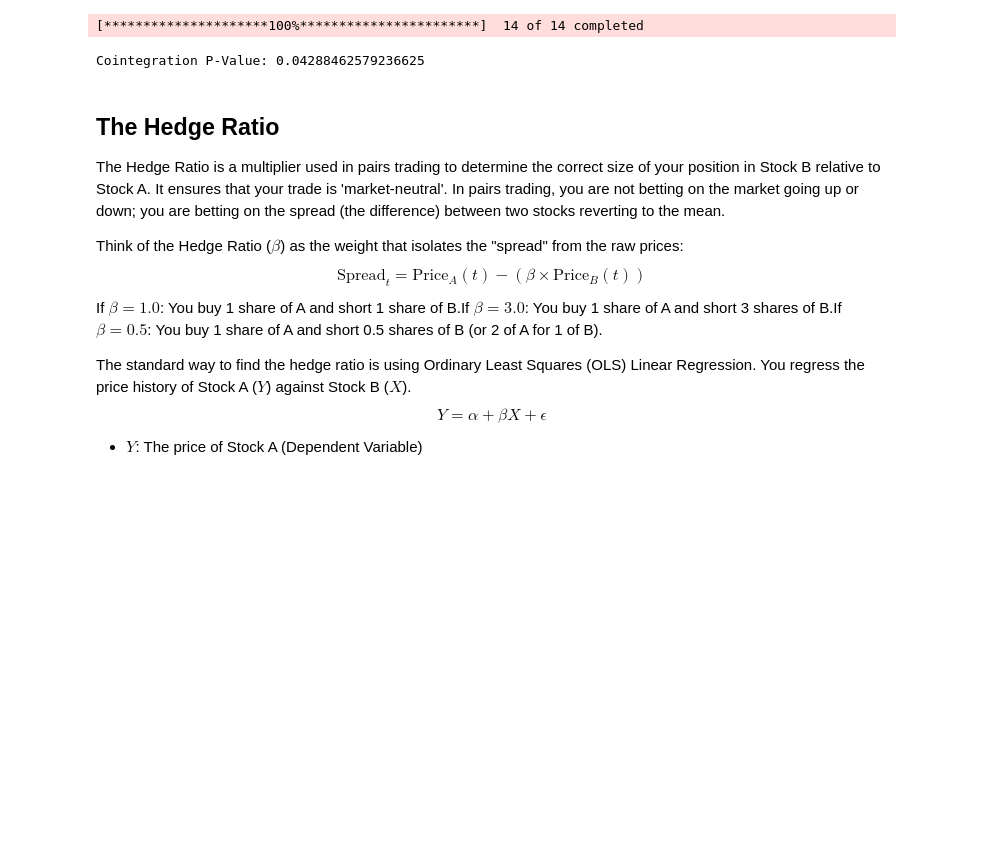
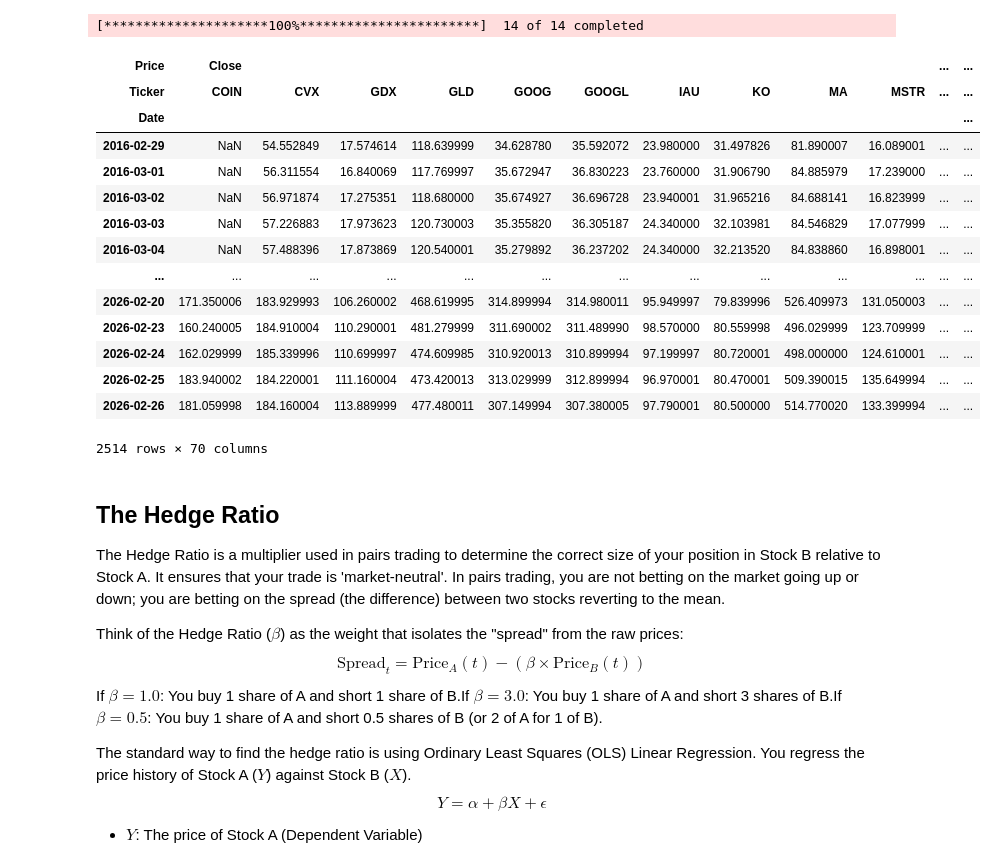
Before and after one commit to pearchew/learning_project, a Jupyter notebook: pairs_trading.ipynb, the cells around one changed output. Drawn from its saved outputs; the diff is of its cells as text; code cells hidden in the pictures; blank space fills up the shorter version.

```diff
--- a/pairs_trading.ipynb
+++ b/pairs_trading.ipynb
@@ -37,12 +37,24 @@ tickers = ['GOOGL', 'GOOG','KO','PEP','V','MA','MSTR','COIN','GLD','GDX','SLV','
 data = yf.download(tickers, period="10y", auto_adjust=True)
 # %% [output]
 [*********************100%***********************]  14 of 14 completed
-# %%
-# Test for Cointegration (The "Rubber Band" Test)
-score, pvalue, _ = coint(data['Close']['GLD'], data['Close']['SLV'])
-print(f"Cointegration P-Value: {pvalue}")
-# %% [output]
-Cointegration P-Value: 0.04288462579236625
+# %%
+data
+# %% [output]
+| Price | Close |  |  |  |  |  |  |  |  |  | ... | ... |
+| Ticker | COIN | CVX | GDX | GLD | GOOG | GOOGL | IAU | KO | MA | MSTR | ... | ... |
+| Date |  |  |  |  |  |  |  |  |  |  |  | ... |
+| 2016-02-29 | NaN | 54.552849 | 17.574614 | 118.639999 | 34.628780 | 35.592072 | 23.980000 | 31.497826 | 81.890007 | 16.089001 | ... | ... |
+| 2016-03-01 | NaN | 56.311554 | 16.840069 | 117.769997 | 35.672947 | 36.830223 | 23.760000 | 31.906790 | 84.885979 | 17.239000 | ... | ... |
+| 2016-03-02 | NaN | 56.971874 | 17.275351 | 118.680000 | 35.674927 | 36.696728 | 23.940001 | 31.965216 | 84.688141 | 16.823999 | ... | ... |
+| 2016-03-03 | NaN | 57.226883 | 17.973623 | 120.730003 | 35.355820 | 36.305187 | 24.340000 | 32.103981 | 84.546829 | 17.077999 | ... | ... |
+| 2016-03-04 | NaN | 57.488396 | 17.873869 | 120.540001 | 35.279892 | 36.237202 | 24.340000 | 32.213520 | 84.838860 | 16.898001 | ... | ... |
+| ... | ... | ... | ... | ... | ... | ... | ... | ... | ... | ... | ... | ... |
+| 2026-02-20 | 171.350006 | 183.929993 | 106.260002 | 468.619995 | 314.899994 | 314.980011 | 95.949997 | 79.839996 | 526.409973 | 131.050003 | ... | ... |
+| 2026-02-23 | 160.240005 | 184.910004 | 110.290001 | 481.279999 | 311.690002 | 311.489990 | 98.570000 | 80.559998 | 496.029999 | 123.709999 | ... | ... |
+| 2026-02-24 | 162.029999 | 185.339996 | 110.699997 | 474.609985 | 310.920013 | 310.899994 | 97.199997 | 80.720001 | 498.000000 | 124.610001 | ... | ... |
+| 2026-02-25 | 183.940002 | 184.220001 | 111.160004 | 473.420013 | 313.029999 | 312.899994 | 96.970001 | 80.470001 | 509.390015 | 135.649994 | ... | ... |
+| 2026-02-26 | 181.059998 | 184.160004 | 113.889999 | 477.480011 | 307.149994 | 307.380005 | 97.790001 | 80.500000 | 514.770020 | 133.399994 | ... | ... |
+2514 rows × 70 columns
 # %% [markdown]
 ## The Hedge Ratio
 
```
Also changed, not shown: parts of 6 cells of this notebook, 1 other file.
